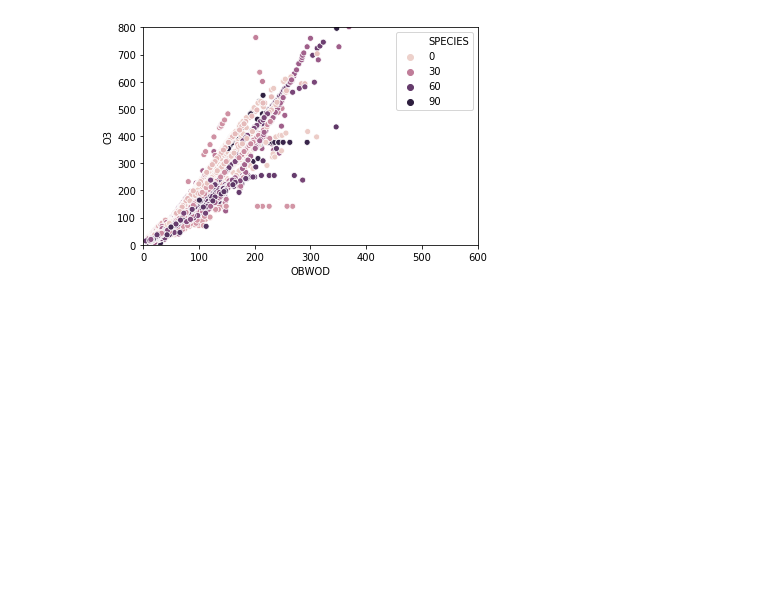
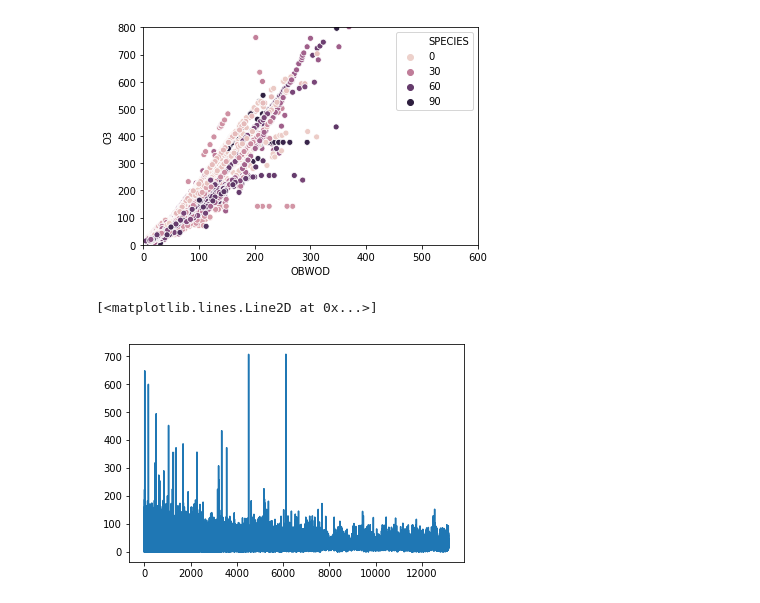
Before and after one commit to kodujdlapolski/tree-research, a Jupyter notebook: Tree cleaning & research.ipynb, the cells around one changed output. Drawn from its saved outputs; the diff is of its cells as text; code cells hidden in the pictures; blank space fills up the shorter version.

```diff
--- a/Tree cleaning & research.ipynb
+++ b/Tree cleaning & research.ipynb
@@ -279,3 +289,9 @@ plt.legend()
 # %% [output]
 <matplotlib.legend.Legend at 0x...>
 [figure]
+# %%
+data['trunk_diam_cm'] = data['normalized_trunk_diam'] * 100
+plt.plot(data['trunk_diam_cm'])
+# %% [output]
+[<matplotlib.lines.Line2D at 0x...>]
+[figure, added]
```
Also changed, not shown: parts of 40 cells of this notebook, 2 other files.
